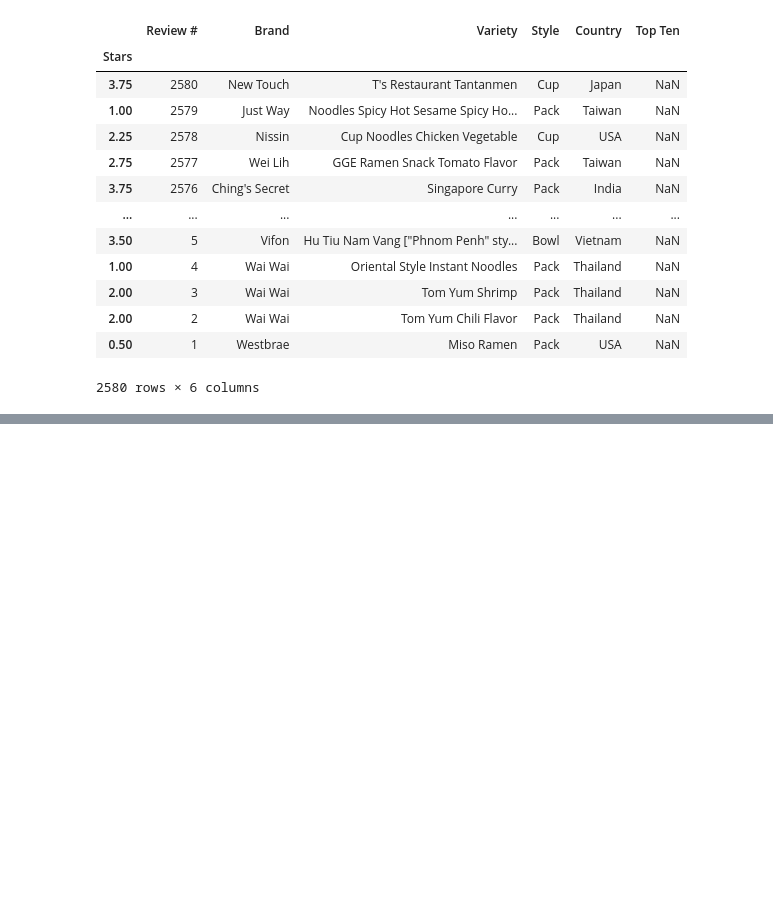
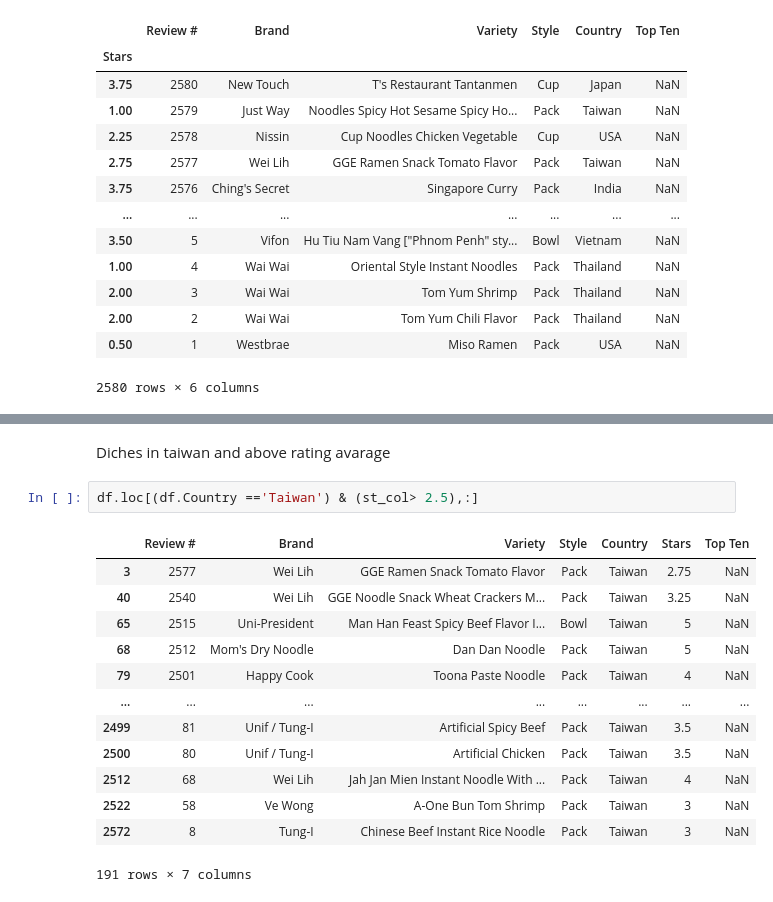
Before and after one commit to AhmedRamadan433/Machine_Learning_Road, a Jupyter notebook: Python Libraries/Pandas/Indexing_Selection_on_Pandas.ipynb, the cells around one changed output, grey strips where cells are left out. Cells and saved outputs as stored; diff of their text form; blank space fills up the shorter version.

```diff
--- a/Python Libraries/Pandas/Indexing_Selection_on_Pandas.ipynb
+++ b/Python Libraries/Pandas/Indexing_Selection_on_Pandas.ipynb
@@ -152,0 +232,18 @@ test_df
+# %% [markdown]
+Diches in taiwan and above rating avarage
+# %%
+df.loc[(df.Country =='Taiwan') & (st_col> 2.5),:]
+# %% [output]
+|  | Review # | Brand | Variety | Style | Country | Stars | Top Ten |
+| 3 | 2577 | Wei Lih | GGE Ramen Snack Tomato Flavor | Pack | Taiwan | 2.75 | NaN |
+| 40 | 2540 | Wei Lih | GGE Noodle Snack Wheat Crackers M... | Pack | Taiwan | 3.25 | NaN |
+| 65 | 2515 | Uni-President | Man Han Feast Spicy Beef Flavor I... | Bowl | Taiwan | 5 | NaN |
+| 68 | 2512 | Mom's Dry Noodle | Dan Dan Noodle | Pack | Taiwan | 5 | NaN |
+| 79 | 2501 | Happy Cook | Toona Paste Noodle | Pack | Taiwan | 4 | NaN |
+| ... | ... | ... | ... | ... | ... | ... | ... |
+| 2499 | 81 | Unif / Tung-I | Artificial Spicy Beef | Pack | Taiwan | 3.5 | NaN |
+| 2500 | 80 | Unif / Tung-I | Artificial Chicken | Pack | Taiwan | 3.5 | NaN |
+| 2512 | 68 | Wei Lih | Jah Jan Mien Instant Noodle With ... | Pack | Taiwan | 4 | NaN |
+| 2522 | 58 | Ve Wong | A-One Bun Tom Shrimp | Pack | Taiwan | 3 | NaN |
+| 2572 | 8 | Tung-I | Chinese Beef Instant Rice Noodle | Pack | Taiwan | 3 | NaN |
+191 rows × 7 columns
```
Also changed, not shown: parts of 13 cells of this notebook.
